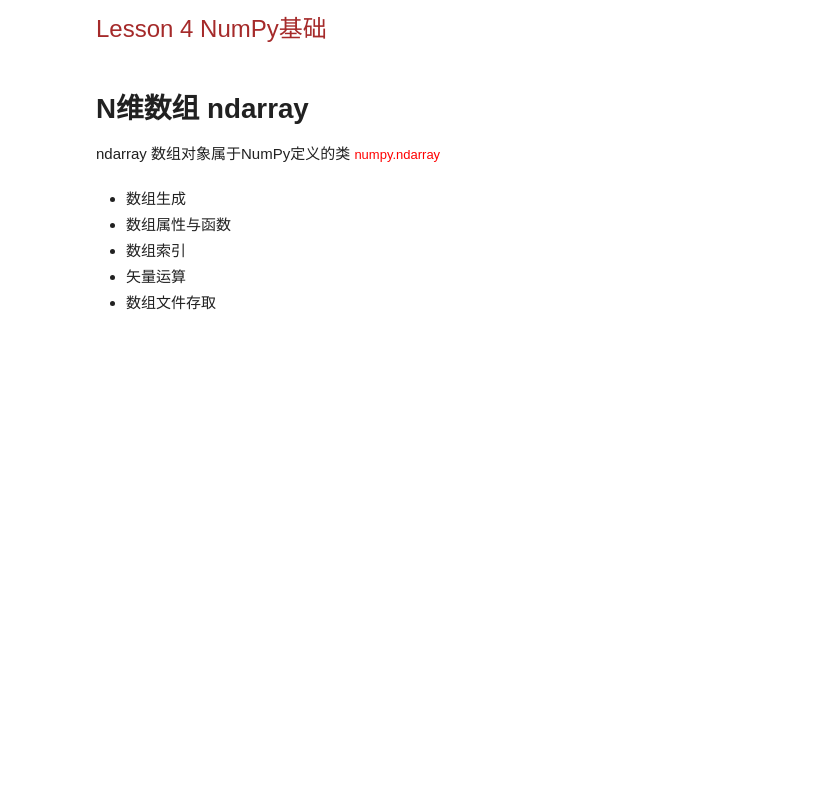
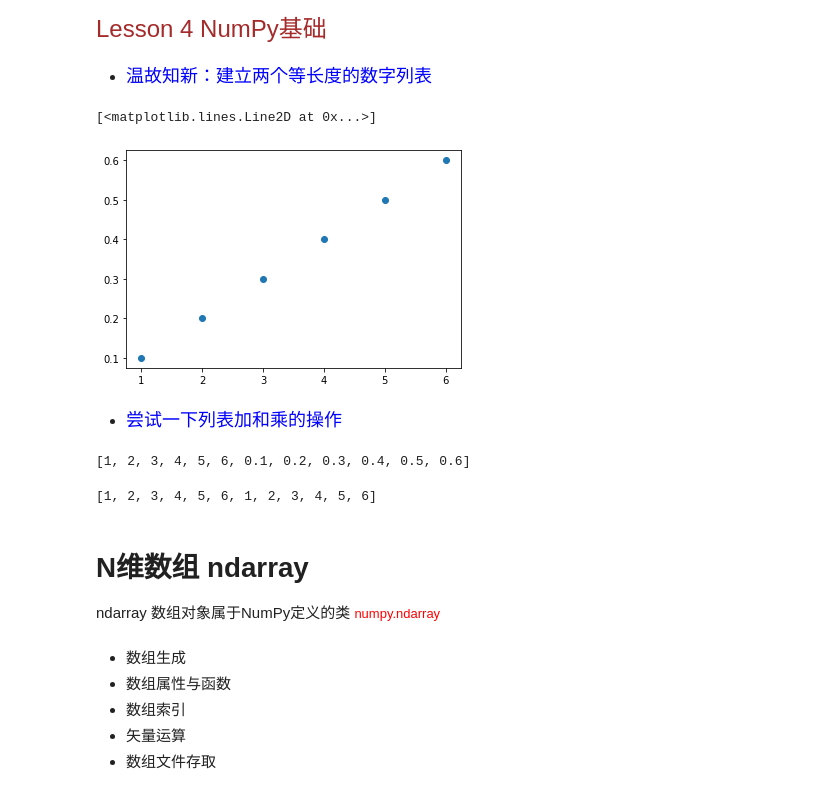
Before and after one commit to huangyat/hyt_class, a Jupyter notebook: Ch04_NumPy.ipynb, the cells around one changed output. Saved outputs shown, nothing was run; the diff lists cells and outputs as text; code cells hidden in the pictures; blank space fills up the shorter version.

```diff
--- a/Ch04_NumPy.ipynb
+++ b/Ch04_NumPy.ipynb
@@ -4,6 +4,27 @@
 import numpy as np
 import matplotlib.pyplot as plt
 import pandas as pd
+# %% [markdown]
++ <font size=4 color=blue> 温故知新：建立两个等长度的数字列表
+# %%
+x = [1, 2, 3, 4, 5, 6]
+y = [0.1, 0.2, 0.3, 0.4, 0.5, 0.6]
+# %%
+import matplotlib.pyplot as plt
+plt.plot(x, y, 'o')
+# %% [output]
+[<matplotlib.lines.Line2D at 0x...>]
+[figure, added]
+# %% [markdown]
++ <font size=4 color=blue> 尝试一下列表加和乘的操作
+# %%
+x + y
+# %% [output]
+[1, 2, 3, 4, 5, 6, 0.1, 0.2, 0.3, 0.4, 0.5, 0.6]
+# %%
+2 * x
+# %% [output]
+[1, 2, 3, 4, 5, 6, 1, 2, 3, 4, 5, 6]
 # %% [markdown]
 # N维数组 ndarray
 ndarray 数组对象属于NumPy定义的类 <font size=2 color=red > numpy.ndarray
```
Also changed, not shown: parts of 16 cells of this notebook, 7 other files.
